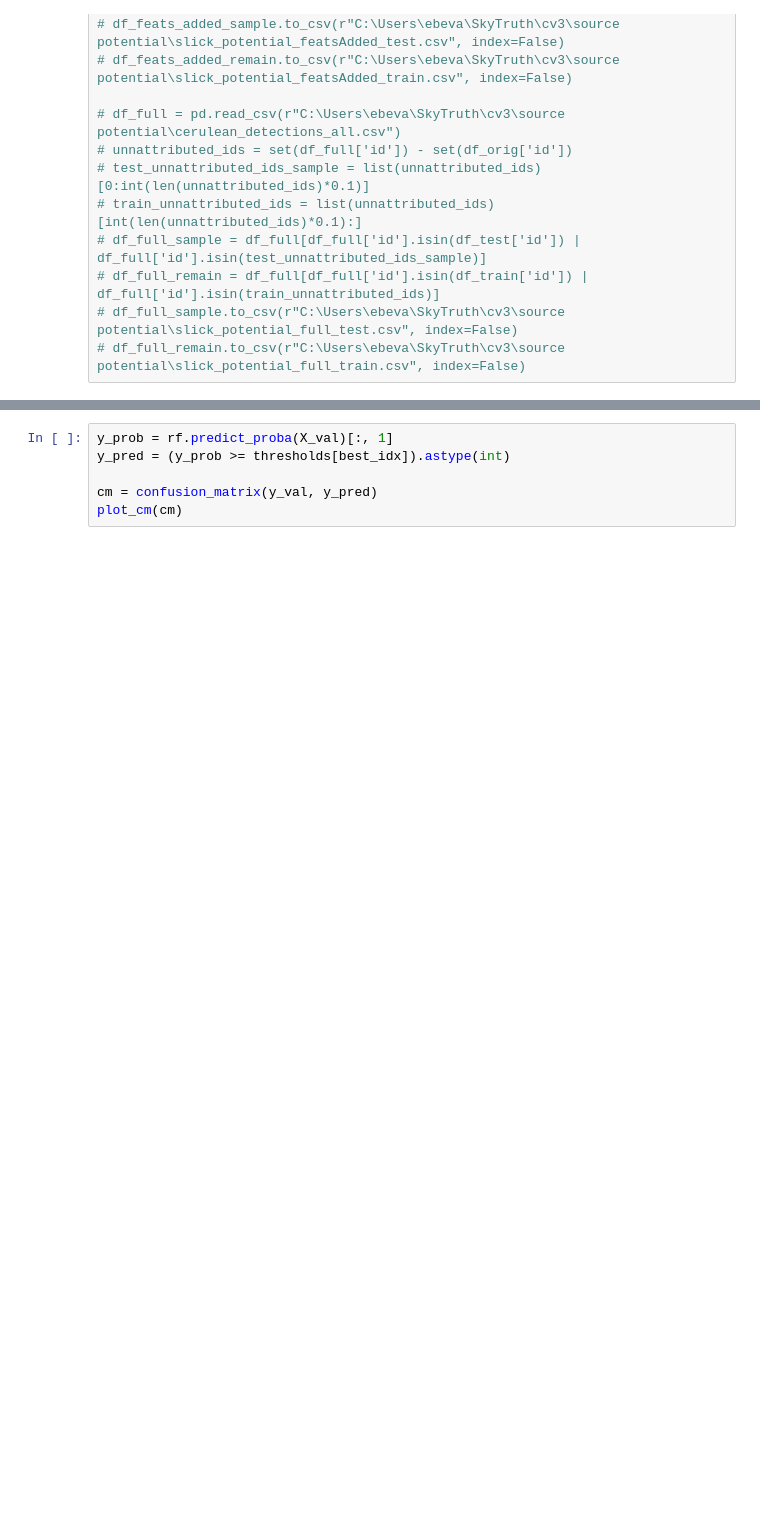
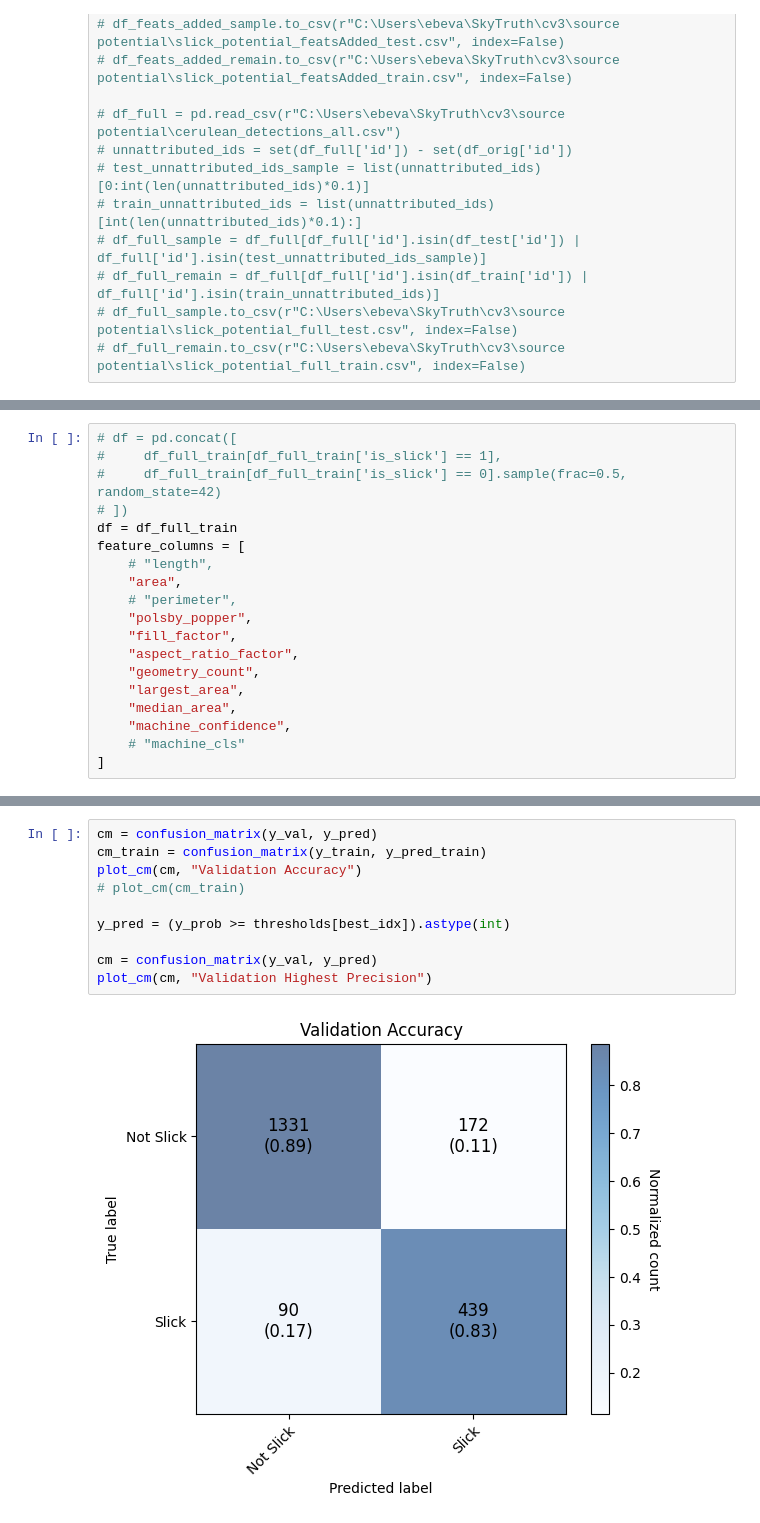
Before and after one commit to SkyTruth/cerulean-cloud, a Jupyter notebook: notebooks/nrt_baseline_random_forest.ipynb, the cells around one changed output, grey strips where cells are left out. Cells and saved outputs as stored; diff of their text form; blank space fills up the shorter version.

```diff
--- a/notebooks/nrt_baseline_random_forest.ipynb
+++ b/notebooks/nrt_baseline_random_forest.ipynb
@@ -58,0 +276,19 @@ df_full_train = pd.read_csv(
+# %%
+# df = pd.concat([
+#     df_full_train[df_full_train['is_slick'] == 1],
+#     df_full_train[df_full_train['is_slick'] == 0].sample(frac=0.5, random_state=42)
+# ])
+df = df_full_train
+feature_columns = [
+    # "length",
+    "area",
+    # "perimeter",
+    "polsby_popper",
+    "fill_factor",
+    "aspect_ratio_factor",
+    "geometry_count",
+    "largest_area",
+    "median_area",
+    "machine_confidence",
+    # "machine_cls"
+]
@@ -243,6 +386,12 @@ print(
 # %%
-y_prob = rf.predict_proba(X_val)[:, 1]
+cm = confusion_matrix(y_val, y_pred)
+cm_train = confusion_matrix(y_train, y_pred_train)
+plot_cm(cm, "Validation Accuracy")
+# plot_cm(cm_train)
+
 y_pred = (y_prob >= thresholds[best_idx]).astype(int)
 
 cm = confusion_matrix(y_val, y_pred)
-plot_cm(cm)
+plot_cm(cm, "Validation Highest Precision")
+# %% [output]
+[figure, added]
```
Also changed, not shown: parts of 36 cells of this notebook, 1 other file.
